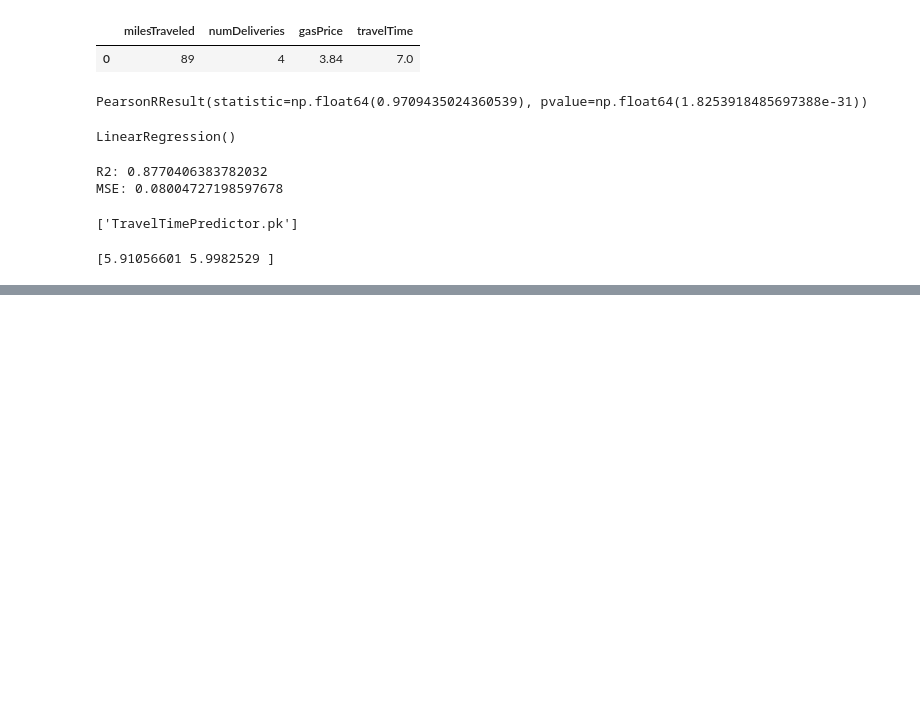
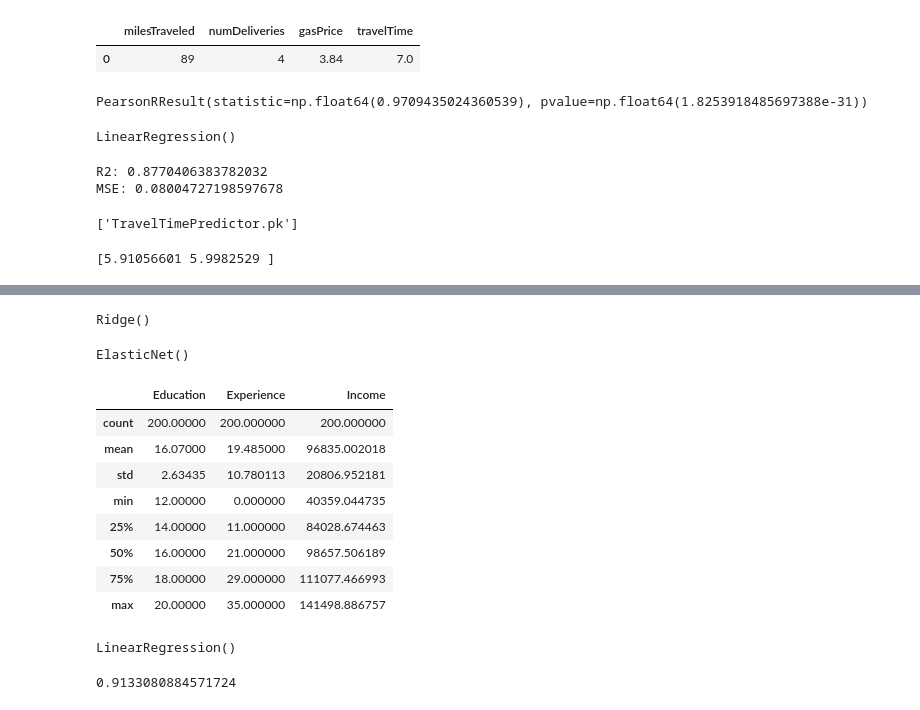
Before and after one commit to gkbichara/Programming-Tools, a Jupyter notebook: Lecture-19/regression.ipynb, the cells around one changed output, grey strips where cells are left out. Cells and saved outputs as stored; diff of their text form; code cells hidden in the pictures; blank space fills up the shorter version.

```diff
--- a/Lecture-19/regression.ipynb
+++ b/Lecture-19/regression.ipynb
@@ -59,0 +70,16 @@ print(predictions)
+# %%
+# alpha is penalization term
+
+from sklearn.linear_model import Ridge
+my_ridge = Ridge(alpha = 1.0)
+my_ridge.fit(X_train, Y_train)
+# %% [output]
+Ridge()
+# %%
+# alpha is penalization term
+# l1 ratio is ratio of lasso compared to ridge
+from sklearn.linear_model import ElasticNet
+my_elasticNet = ElasticNet(alpha = 1.0, l1_ratio = 0.5)
+my_elasticNet.fit(X_train, Y_train)
+# %% [output]
+ElasticNet()
@@ -59,0 +90,14 @@ print(predictions)
+# %%
+df2 = pd.read_csv('income.csv')
+# %%
+df2.describe()
+# %% [output]
+|  | Education | Experience | Income |
+| count | 200.00000 | 200.000000 | 200.000000 |
+| mean | 16.07000 | 19.485000 | 96835.002018 |
+| std | 2.63435 | 10.780113 | 20806.952181 |
+| min | 12.00000 | 0.000000 | 40359.044735 |
+| 25% | 14.00000 | 11.000000 | 84028.674463 |
+| 50% | 16.00000 | 21.000000 | 98657.506189 |
+| 75% | 18.00000 | 29.000000 | 111077.466993 |
+| max | 20.00000 | 35.000000 | 141498.886757 |
@@ -59,0 +120,14 @@ print(predictions)
+# %%
+# build model
+
+LR = LinearRegression()
+LR.fit(X_train, Y_train)
+# %% [output]
+LinearRegression()
+# %%
+# evaluate
+
+Y_predicted = LR.predict(X_test)
+r2_score(Y_predicted, Y_test)
+# %% [output]
+0.9133080884571724
```
Also changed, not shown: parts of 7 cells of this notebook.
